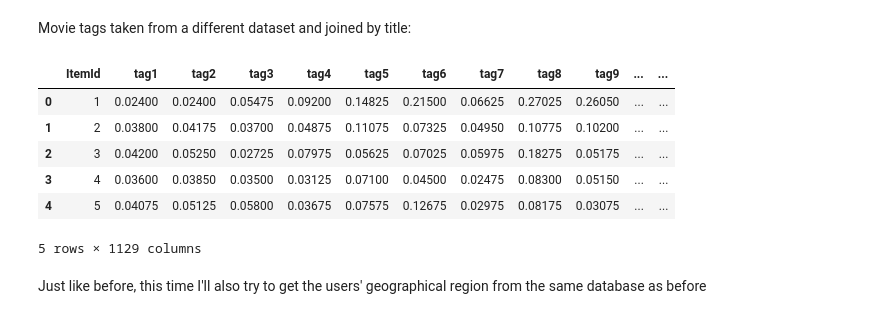
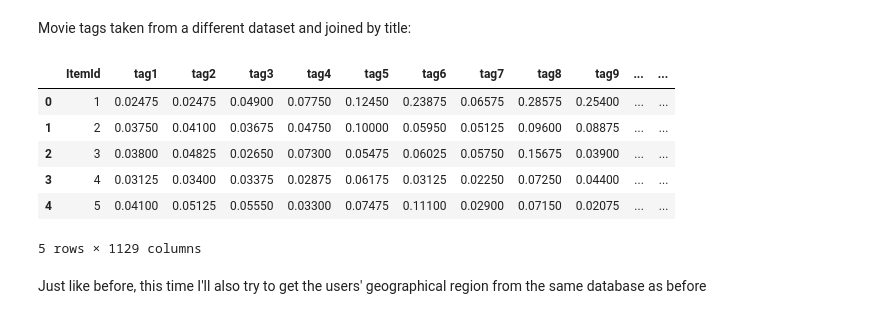
Before and after one commit to david-cortes/cmfrec, a Jupyter notebook: example/cmfrec_movielens_sideinfo.ipynb, the cells around one changed output. Saved outputs shown, nothing was run; the diff lists cells and outputs as text; code cells hidden in the pictures.

```diff
--- a/example/cmfrec_movielens_sideinfo.ipynb
+++ b/example/cmfrec_movielens_sideinfo.ipynb
@@ -474,33 +474,32 @@ print(test.shape)
 # %% [markdown]
 Movie tags taken from a different dataset and joined by title:
 # %%
-movie_titles=pd.read_table('D:\\Downloads\\movielens\\ml-1m\\ml-1m\\movies.dat',sep='::',engine='python',header=None)
+movie_titles=pd.read_table('/home/david/Downloads/movielens/ml-1m/movies.dat',sep='::',engine='python',header=None)
 movie_titles.columns=['ItemId','title','genres']
 movie_titles=movie_titles[['ItemId','title']]
 
 # will save the movie titles for later
 movie_id_to_title={i.ItemId:i.title for i in movie_titles.itertuples()}
 
-movies=pd.read_csv('D:\\Downloads\\movielens\\ml-latest\\ml-latest\\movies.csv')
+movies=pd.read_csv('/home/david/Downloads/movielens/ml-latest/movies.csv')
 movies=movies[['movieId','title']]
 movies=pd.merge(movies,movie_titles)
 movies=movies[['movieId','ItemId']]
 
-tags=pd.read_csv('D:\\Downloads\\movielens\\ml-latest\\ml-latest\\genome-scores.csv')
+tags=pd.read_csv('/home/david/Downloads/movielens/ml-latest/genome-scores.csv')
 tags_wide=tags.pivot(index='movieId', columns='tagId', values='relevance')
-tags_wide=tags_wide.fillna(0)
 tags_wide.columns=["tag"+str(i) for i in tags_wide.columns.values]
 
 movies=pd.merge(movies,tags_wide,how='inner',left_on='movieId',right_index=True)
 del movies['movieId']
 movies.head()
 # %% [output]
 |  | ItemId | tag1 | tag2 | tag3 | tag4 | tag5 | tag6 | tag7 | tag8 | tag9 | ... | ... |
-| 0 | 1 | 0.02400 | 0.02400 | 0.05475 | 0.09200 | 0.14825 | 0.21500 | 0.06625 | 0.27025 | 0.26050 | ... | ... |
-| 1 | 2 | 0.03800 | 0.04175 | 0.03700 | 0.04875 | 0.11075 | 0.07325 | 0.04950 | 0.10775 | 0.10200 | ... | ... |
-| 2 | 3 | 0.04200 | 0.05250 | 0.02725 | 0.07975 | 0.05625 | 0.07025 | 0.05975 | 0.18275 | 0.05175 | ... | ... |
-| 3 | 4 | 0.03600 | 0.03850 | 0.03500 | 0.03125 | 0.07100 | 0.04500 | 0.02475 | 0.08300 | 0.05150 | ... | ... |
-| 4 | 5 | 0.04075 | 0.05125 | 0.05800 | 0.03675 | 0.07575 | 0.12675 | 0.02975 | 0.08175 | 0.03075 | ... | ... |
+| 0 | 1 | 0.02475 | 0.02475 | 0.04900 | 0.07750 | 0.12450 | 0.23875 | 0.06575 | 0.28575 | 0.25400 | ... | ... |
+| 1 | 2 | 0.03750 | 0.04100 | 0.03675 | 0.04750 | 0.10000 | 0.05950 | 0.05125 | 0.09600 | 0.08875 | ... | ... |
+| 2 | 3 | 0.03800 | 0.04825 | 0.02650 | 0.07300 | 0.05475 | 0.06025 | 0.05750 | 0.15675 | 0.03900 | ... | ... |
+| 3 | 4 | 0.03125 | 0.03400 | 0.03375 | 0.02875 | 0.06175 | 0.03125 | 0.02250 | 0.07250 | 0.04400 | ... | ... |
+| 4 | 5 | 0.04100 | 0.05125 | 0.05550 | 0.03300 | 0.07475 | 0.11100 | 0.02900 | 0.07150 | 0.02075 | ... | ... |
 5 rows × 1129 columns
 # %% [markdown]
 Just like before, this time I'll also try to get the users' geographical region from the same database as before
```
Also changed, not shown: parts of 22 cells of this notebook, 1 other file.
